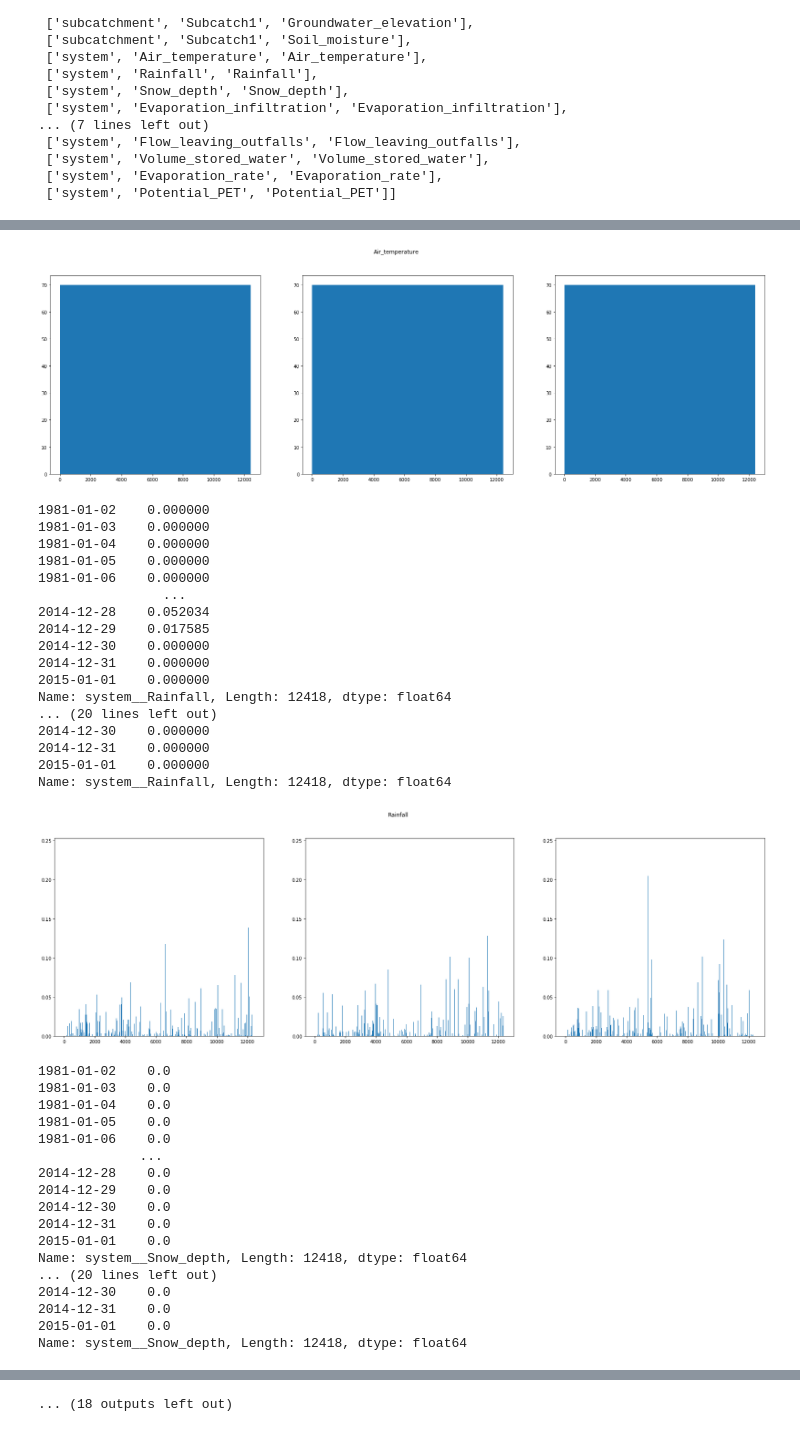
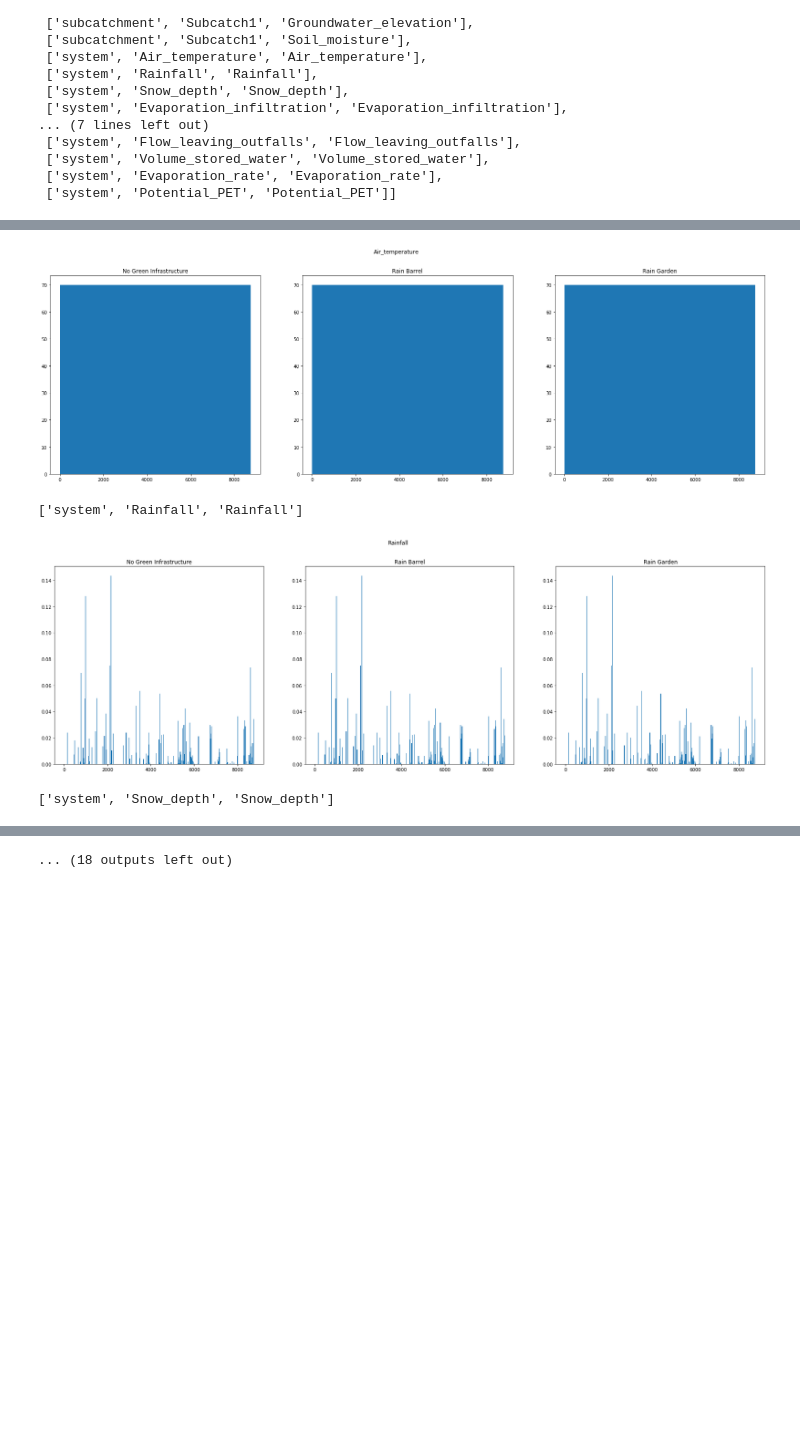
Before and after one commit to ncsa/CPRHD_WNV_USA_SWMM, a Jupyter notebook: jupyter_notebooks/SWMM_Data_Extraction/Binary_Data_Extraction.ipynb, the cells around one changed output, grey strips where cells are left out. Cells and saved outputs as stored; diff of their text form; code cells hidden in the pictures; blank space fills up the shorter version.

Commit message:
Added plots

```diff
--- a/jupyter_notebooks/SWMM_Data_Extraction/Binary_Data_Extraction.ipynb
+++ b/jupyter_notebooks/SWMM_Data_Extraction/Binary_Data_Extraction.ipynb
@@ -88,15 +91,18 @@ We will extract and plot the 'system' variables for each file.
 # %%
-date = [i for i in range(12418)]
+date = [i for i in range(298031//34)]
+
+sim_types = {0:'No Green Infrastructure', 1: 'Rain Barrel', 2: 'Rain Garden'}
 
 for var in [x for x in swmmtoolbox.catalog(rg_file) if 'system' in x]:
+    print(var)
     fig, ax = plt.subplots(1,3, figsize=(28,8))
     fig.suptitle(var[2])
     count = 0
     for sim_type_file in [ng_file, rb_file, rg_file]:
         data = swmmtoolbox.extract(sim_type_file, var)
-        data = data.iloc[:,0]
-        print(data)
+        data = data.iloc[:,0][:len(data)//34]
         ax[count].bar(date, data, width=1.0)
+        ax[count].set_title(sim_types[count])
         count += 1
     plt.show()
 # %% [output]
@@ -120,36 +110,4 @@ Name: system__Air_temperature, Length: 12418, dtype: float64
-[figure, old version]
+[figure, new version]
-1981-01-02    0.000000
-1981-01-03    0.000000
-1981-01-04    0.000000
-1981-01-05    0.000000
-1981-01-06    0.000000
-                ...
-2014-12-28    0.052034
-2014-12-29    0.017585
-2014-12-30    0.000000
-2014-12-31    0.000000
-2015-01-01    0.000000
-Name: system__Rainfall, Length: 12418, dtype: float64
-... (20 lines left out)
-2014-12-30    0.000000
-2014-12-31    0.000000
-2015-01-01    0.000000
-Name: system__Rainfall, Length: 12418, dtype: float64
+['system', 'Rainfall', 'Rainfall']
-[figure, old version]
+[figure, new version]
-1981-01-02    0.0
-1981-01-03    0.0
-1981-01-04    0.0
-1981-01-05    0.0
-1981-01-06    0.0
-             ...
-2014-12-28    0.0
-2014-12-29    0.0
-2014-12-30    0.0
-2014-12-31    0.0
-2015-01-01    0.0
-Name: system__Snow_depth, Length: 12418, dtype: float64
-... (20 lines left out)
-2014-12-30    0.0
-2014-12-31    0.0
-2015-01-01    0.0
-Name: system__Snow_depth, Length: 12418, dtype: float64
+['system', 'Snow_depth', 'Snow_depth']
```
Also changed, not shown: parts of 15 cells of this notebook, 13 other files.
